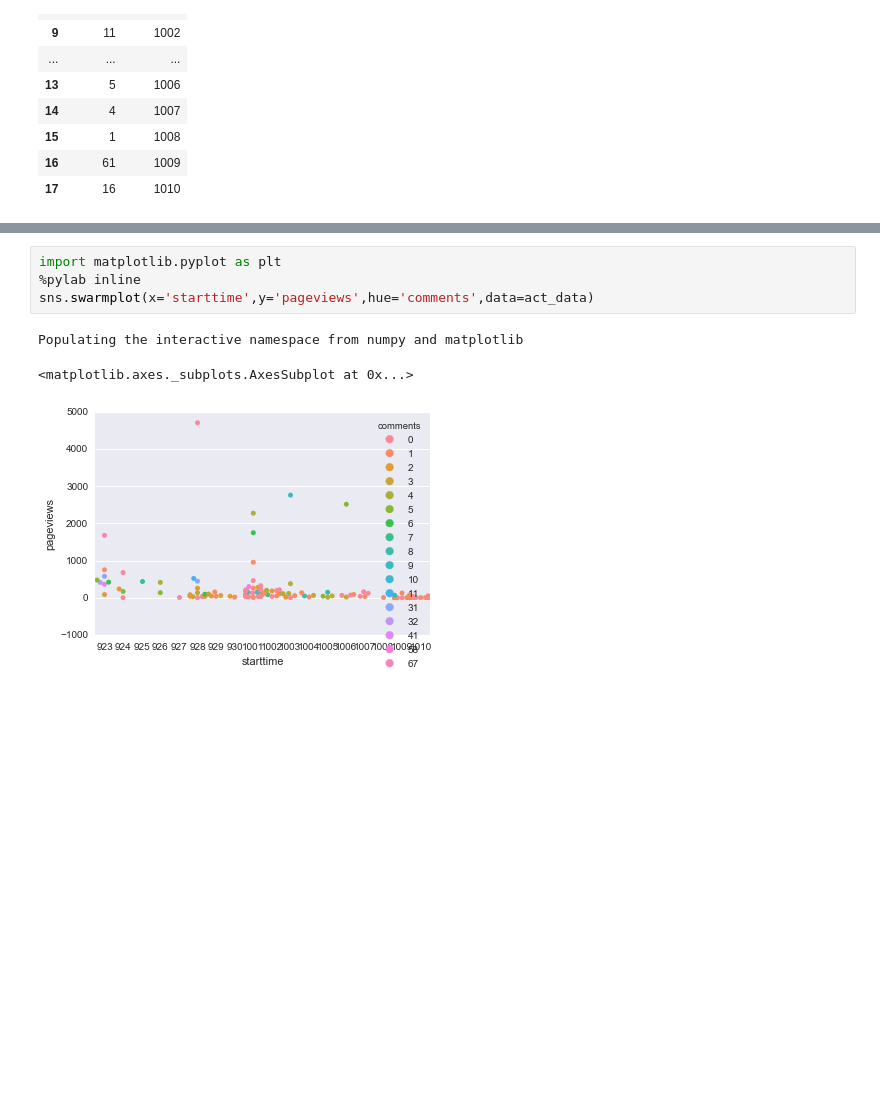
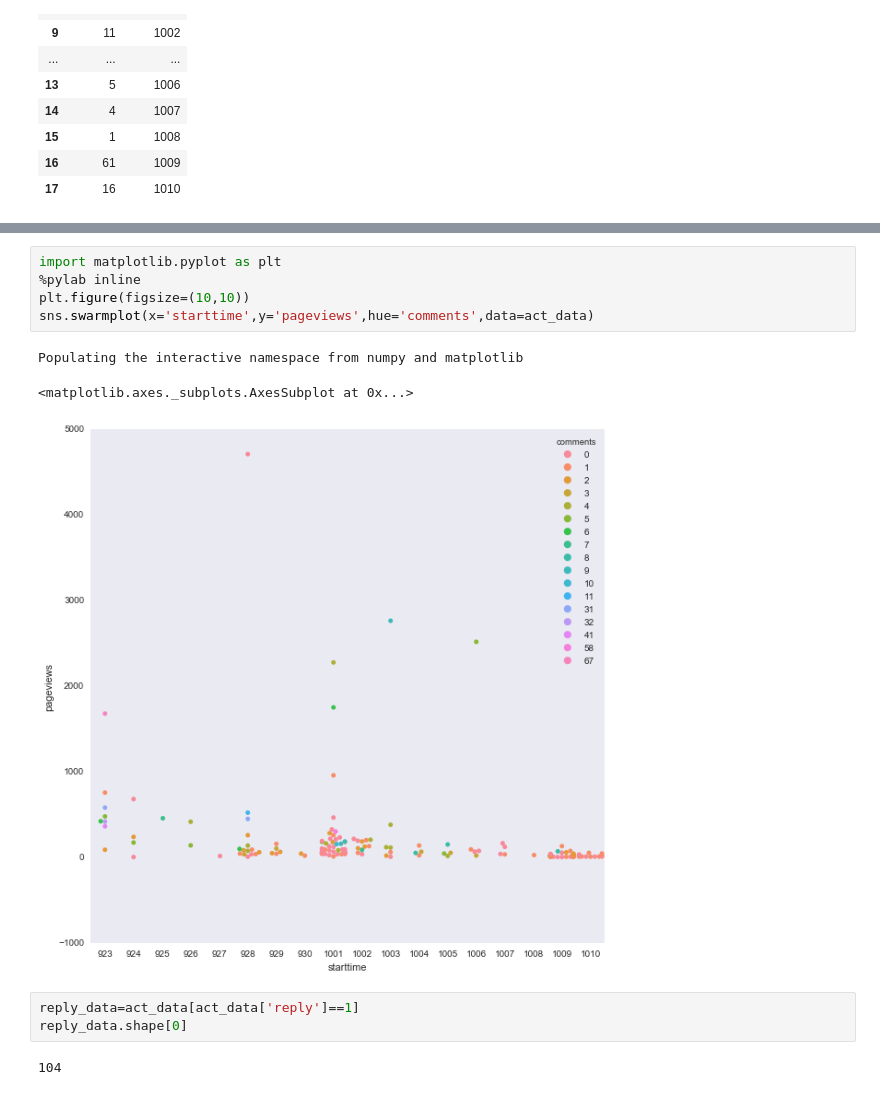
Before and after one commit to Vayne-Lover/Endless-Wars, a Jupyter notebook: Data Analysis.ipynb, the cells around one changed output, grey strips where cells are left out. Cells and saved outputs as stored; diff of their text form; blank space fills up the shorter version.

Commit message:
Add reply and noreply.

```diff
--- a/Data Analysis.ipynb
+++ b/Data Analysis.ipynb
@@ -190,8 +191,14 @@ ValueError: color kwarg must have one color per dataset
 # %%
 import matplotlib.pyplot as plt
 %pylab inline
+plt.figure(figsize=(10,10))
 sns.swarmplot(x='starttime',y='pageviews',hue='comments',data=act_data)
 # %% [output]
 Populating the interactive namespace from numpy and matplotlib
 <matplotlib.axes._subplots.AxesSubplot at 0x...>
-[figure, old version]
+[figure, new version]
+# %%
+reply_data=act_data[act_data['reply']==1]
+reply_data.shape[0]
+# %% [output]
+104
```
Also changed, not shown: parts of 5 cells of this notebook.
